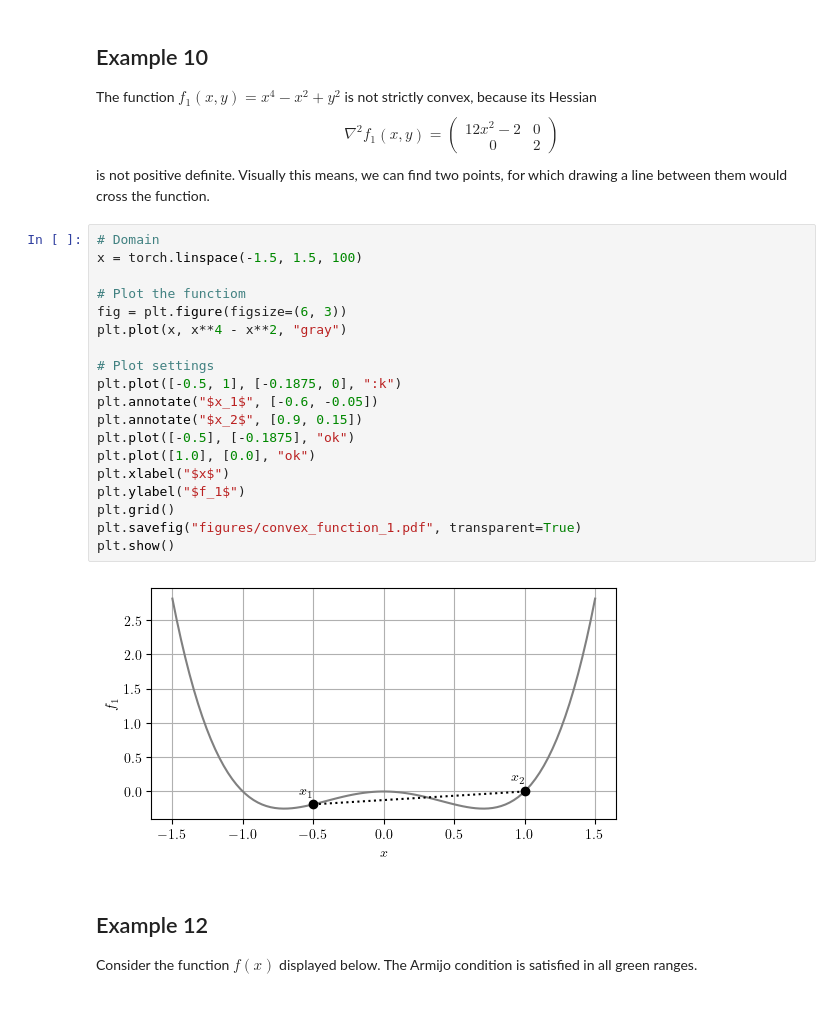
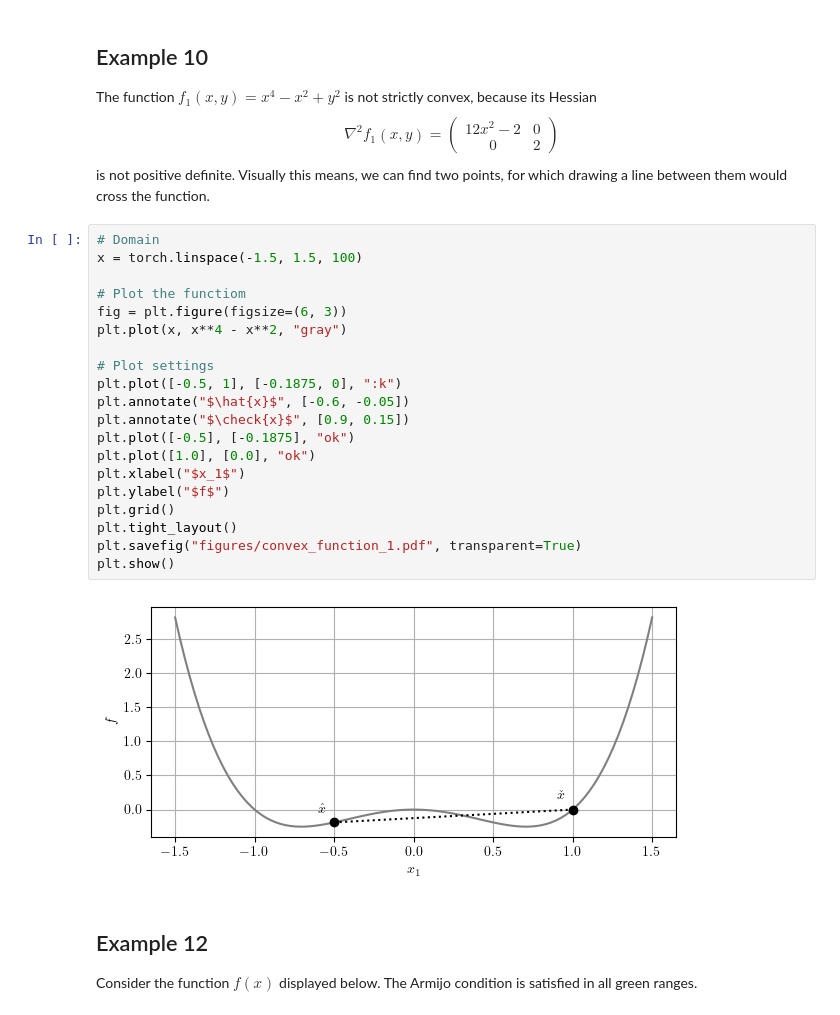
Before and after one commit to meyer-nils/structural_optimization, a Jupyter notebook: lecture_02_unconstrained_optimization.ipynb, the cells around one changed output. Saved outputs shown, nothing was run; the diff lists cells and outputs as text.

```diff
--- a/lecture_02_unconstrained_optimization.ipynb
+++ b/lecture_02_unconstrained_optimization.ipynb
@@ -81,24 +82,25 @@ is not positive definite. Visually this means, we can find two points, for which
 # %%
 # Domain
 x = torch.linspace(-1.5, 1.5, 100)
 
 # Plot the functiom
 fig = plt.figure(figsize=(6, 3))
 plt.plot(x, x**4 - x**2, "gray")
 
 # Plot settings
 plt.plot([-0.5, 1], [-0.1875, 0], ":k")
-plt.annotate("$x_1$", [-0.6, -0.05])
-plt.annotate("$x_2$", [0.9, 0.15])
+plt.annotate("$\hat{x}$", [-0.6, -0.05])
+plt.annotate("$\check{x}$", [0.9, 0.15])
 plt.plot([-0.5], [-0.1875], "ok")
 plt.plot([1.0], [0.0], "ok")
-plt.xlabel("$x$")
-plt.ylabel("$f_1$")
+plt.xlabel("$x_1$")
+plt.ylabel("$f$")
 plt.grid()
+plt.tight_layout()
 plt.savefig("figures/convex_function_1.pdf", transparent=True)
 plt.show()
 # %% [output]
-[figure, old version]
+[figure, new version]
 # %% [markdown]
 ## Example 12
 
```
Also changed, not shown: parts of 3 cells of this notebook.
